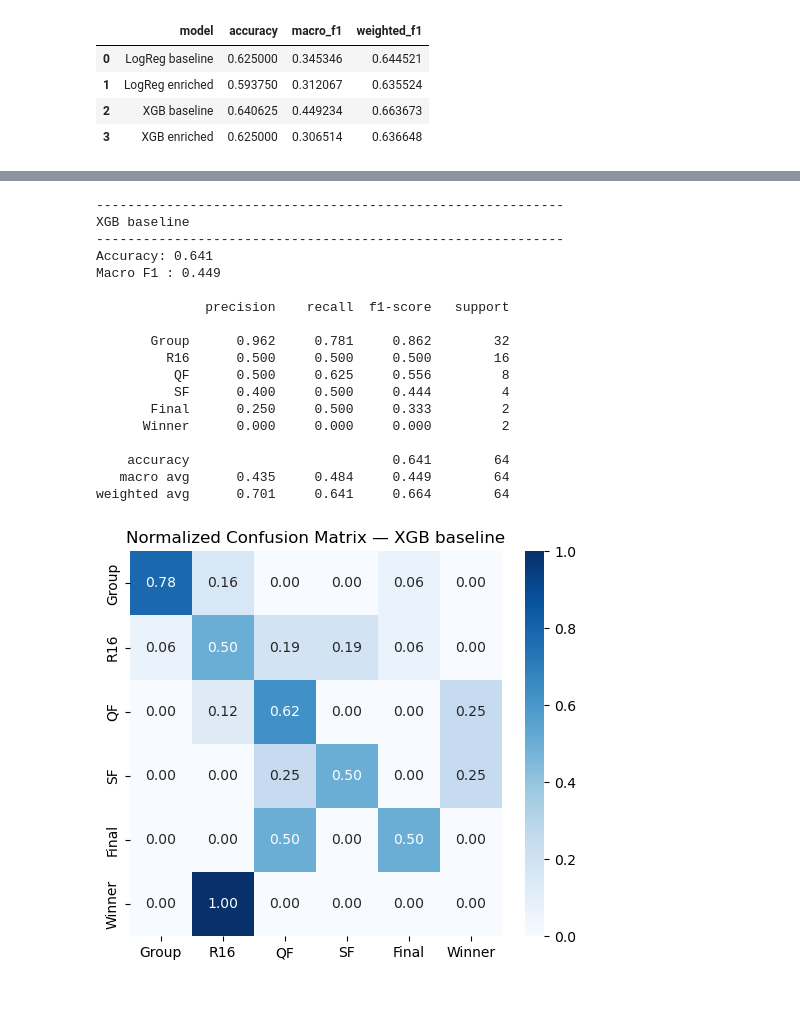
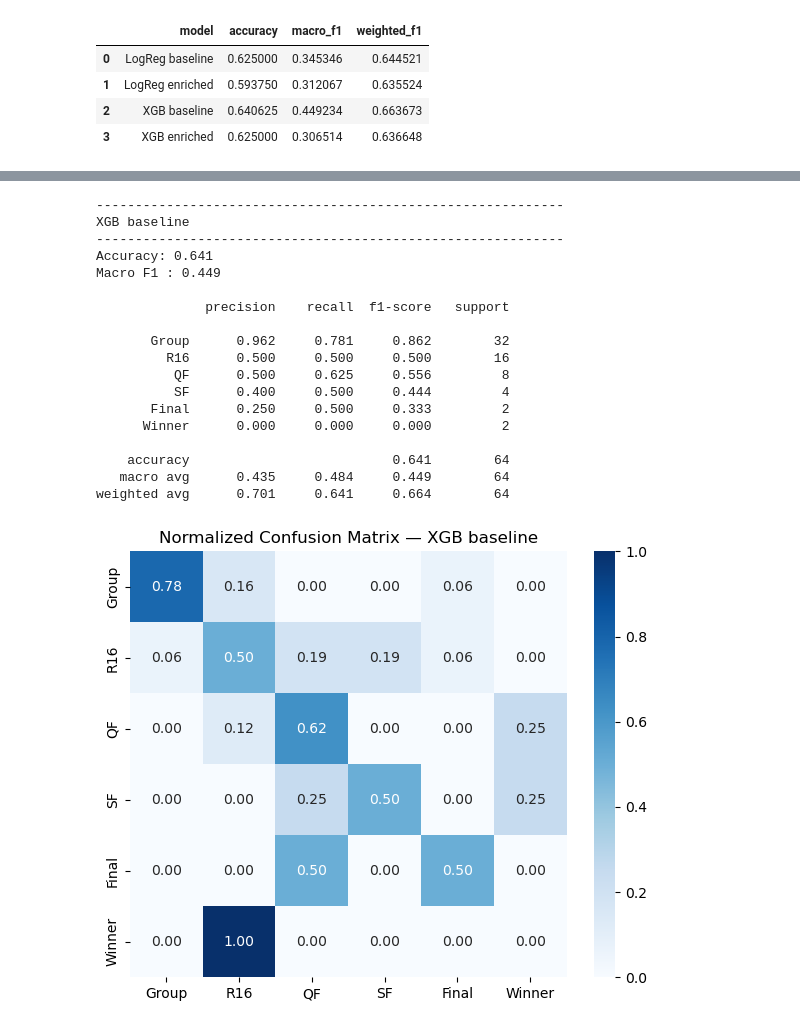
Before and after one commit to Alexg285/Road-to-glory, a Jupyter notebook: notebooks/EDA_Results_Road_to_Glory.ipynb, the cells around one changed output, grey strips where cells are left out. Drawn from its saved outputs; the diff is of its cells as text; code cells hidden in the pictures; blank space fills up the shorter version.

```diff
--- a/notebooks/EDA_Results_Road_to_Glory.ipynb
+++ b/notebooks/EDA_Results_Road_to_Glory.ipynb
@@ -83,31 +87,33 @@ from src.evaluation import evaluate_model
 
 xgb_base = train_xgb(train_df, FEATURES_BASELINE)
 res = evaluate_model(xgb_base, test_df, FEATURES_BASELINE, "XGB baseline")
 
 cm = res["confusion_df"]
 cm_norm = cm.div(cm.sum(axis=1), axis=0)
 
 plt.figure(figsize=(6,5))
 sns.heatmap(cm_norm, annot=True, fmt=".2f", cmap="Blues")
 plt.title("Normalized Confusion Matrix — XGB baseline")
+plt.tight_layout()
+plt.savefig("../results/plots/confusion_xgb_baseline.png", dpi=300)
 plt.show()
 # %% [output]
 ------------------------------------------------------------
 XGB baseline
 ------------------------------------------------------------
 Accuracy: 0.641
 Macro F1 : 0.449
 
               precision    recall  f1-score   support
 
        Group      0.962     0.781     0.862        32
          R16      0.500     0.500     0.500        16
           QF      0.500     0.625     0.556         8
           SF      0.400     0.500     0.444         4
        Final      0.250     0.500     0.333         2
       Winner      0.000     0.000     0.000         2
 
     accuracy                          0.641        64
    macro avg      0.435     0.484     0.449        64
 weighted avg      0.701     0.641     0.664        64
-[figure, old version]
+[figure, new version]
```
Also changed, not shown: parts of 2 cells of this notebook, 3 other files.
